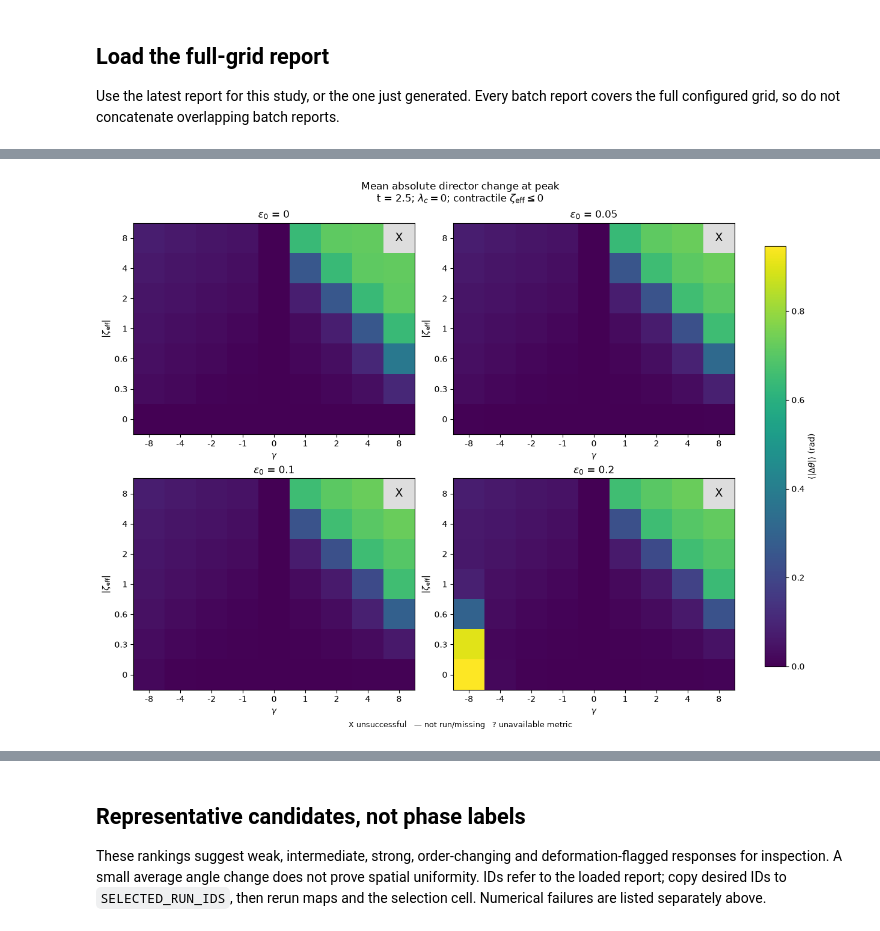
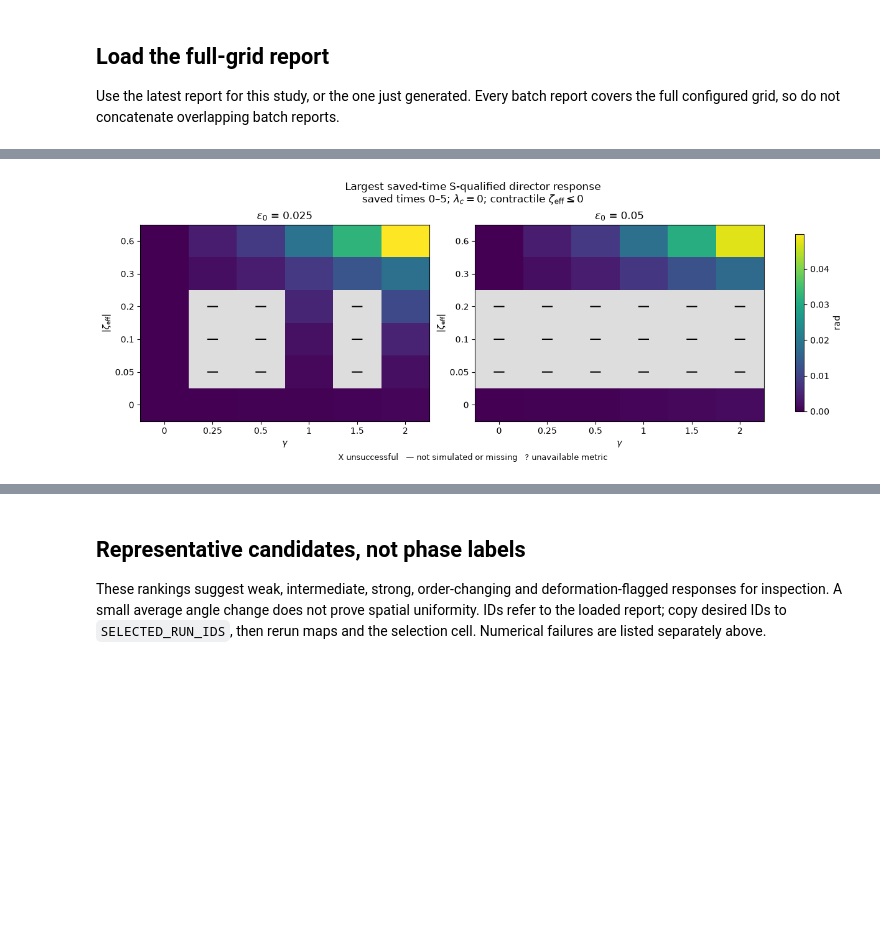
Before and after one commit to C-Giannios/FEniCS-Muscle_AOS, a Jupyter notebook: phase_diagram_strain_coupling.ipynb, the cells around one changed output, grey strips where cells are left out. Saved outputs shown, nothing was run; the diff lists cells and outputs as text; code cells hidden in the pictures; blank space fills up the shorter version.

Commit message:
Add strain-coupling visualization and phase diagram analysis

```diff
--- a/phase_diagram_strain_coupling.ipynb
+++ b/phase_diagram_strain_coupling.ipynb
@@ -493,13 +643,17 @@ if report is not None:
 Use the latest report for this study, or the one just generated. Every batch report covers the full configured grid, so do not concatenate overlapping batch reports.
 # %%
 def load_report():
-    global PARAMETERS, METRICS, FIXED_PARAMETERS, complete, FIXED_PARAMETER, fixed_values
+    global PARAMETERS, METRICS, FIXED_PARAMETERS, complete, FIXED_PARAMETER, fixed_values, LOADED_REPORTS, LOADED_STUDY_TAG
     reports = sorted(ANALYSIS_DIR.glob(f"{REPORT_PREFIX}_*.csv")) if CSV_FILES is None else [Path(p) for p in CSV_FILES]
     if not reports:
         print(f"No reports yet in {ANALYSIS_DIR}. Preview complete; plots will appear after running or analyzing the sweep.")
         return None
     if CSV_FILES is None:
         reports = reports[-1:]
+    LOADED_REPORTS = [path.resolve() for path in reports]
+    LOADED_STUDY_TAG = STUDY_TAG
+    if REFINED_STUDY is not None and any(not path.name.startswith(REPORT_PREFIX + "_") for path in reports):
+        raise ValueError("Selected report does not belong to the configured refined study")
     data = pd.concat([pd.read_csv(p).assign(source_csv=p.name) for p in reports], ignore_index=True)
     PARAMETERS = ["epsilon0", "gamma", "zeta_eff"]
     METRICS = ["mean_abs_dtheta", "max_abs_dtheta", "mean_abs_dS", "min_S", "max_S", "max_u", "max_vm"]
@@ -509,13 +663,17 @@ def load_report():
         raise ValueError(f"Missing CSV columns: {sorted(missing)}")
     if data.empty or not np.isfinite(data[PARAMETERS + FIXED_PARAMETERS + ["target_t"]].to_numpy(dtype=float)).all():
         raise ValueError("Empty report or invalid parameter values")
+    if REFINED_STUDY == "AC":
+        expected = {tuple(p[k] for k in PARAMETERS) for p in parameter_grid()}
+        if set(data[PARAMETERS].itertuples(index=False, name=None)) != expected:
+            raise ValueError("Load one combined AC report covering the original 36 and nine additions.")
     if data.duplicated(PARAMETERS).any():
         raise ValueError("Overlapping parameter combinations: select one report, or disjoint reports only.")
     for parameter in FIXED_PARAMETERS + ["target_t"]:
         if data[parameter].nunique(dropna=False) != 1:
             raise ValueError(f"Do not mix different {parameter} settings in these comparisons.")
     # Older pilot reports remain readable; absent new diagnostics are not invented.
-    for column in TIME_METRICS:
+    for column in TIME_METRICS + ADDED_METRICS:
         if column not in data:
             data[column] = np.nan
     if "review_flags" not in data:
@@ -570,7 +725,17 @@ Presentation mode defaults to `SHOW_SCREENING_FLAGS=False`; it only hides the re
 # %%
 def verify_presentation_cases(frame):
     records = []
-    for label, (run_id, epsilon0, gamma, zeta_eff) in PRESENTATION_CASES.items():
+    cases = dict(PRESENTATION_CASES)
+    if REFINED_STUDY is not None:
+        cases = {}
+        for label, (epsilon0, gamma, zeta_eff) in REFINED_ANNOTATIONS.items():
+            matches = frame.loc[np.isclose(frame.epsilon0, epsilon0, atol=1e-12, rtol=0) &
+                                np.isclose(frame.gamma, gamma, atol=1e-12, rtol=0) &
+                                np.isclose(frame.zeta_eff, zeta_eff, atol=1e-12, rtol=0)]
+            if len(matches) != 1:
+                raise ValueError(f"Annotation {label}: parameter tuple absent or duplicated")
+            cases[label] = (int(matches.iloc[0].run_id), epsilon0, gamma, zeta_eff)
+    for label, (run_id, epsilon0, gamma, zeta_eff) in cases.items():
         matches = frame.loc[frame["run_id"] == run_id]
         if len(matches) != 1:
             raise ValueError(f"Candidate {label}: ID {run_id} is not unique/present in this report. Disable MAKE_ANNOTATED_MAP for other grids.")
@@ -603,6 +768,22 @@ def plot_response_maps(annotated=False, metrics=None):
         "mean_abs_dS": ("Mean absolute order change at peak", r"$\langle |\Delta S|\rangle$"),
         "max_time_mean_abs_dtheta": ("Largest saved-time mean director change", r"$\max_t\langle |\Delta\theta|\rangle$ (rad)"),
     }
+    if True:  # Also expose new metrics as unavailable when an older report lacks them.
+        OBSERVABLES.update({
+            "masked_mean_abs_dtheta": ("Area-weighted director change, S-qualified cells", "rad, peak"),
+            "excluded_area_fraction": ("Low-order excluded reference area", "fraction, peak"),
+            "max_time_masked_mean_abs_dtheta": ("Largest saved-time S-qualified director response", "rad"),
+            "max_time_excluded_area_fraction": ("Largest excluded reference-area fraction", "fraction"),
+            "max_time_strain_p1": ("Maximum saved-P1 strain norm", "Frobenius norm"),
+            "max_time_grad_u_p1": ("Maximum saved-P1 displacement-gradient norm", "Frobenius norm"),
+            "min_time_det_F_p1": ("Minimum saved-P1 deformation determinant", "det(I + grad u)"),
+            "peak_strain_area_fraction": ("Reference area above strain threshold at peak", "fraction"),
+            "peak_gradient_area_fraction": ("Reference area above gradient threshold at peak", "fraction"),
+            "max_time_strain_area_fraction": ("Largest reference area above strain threshold", "fraction"),
+            "max_time_gradient_area_fraction": ("Largest reference area above gradient threshold", "fraction"),
+        })
+    if metrics is None and not PLOT_ALL_DIAGNOSTICS:
+        metrics = DEFAULT_PLOT_METRICS
     if metrics is not None:
         OBSERVABLES = {key: OBSERVABLES[key] for key in metrics}
     magnitude_y = ABS_ACTIVITY_AXIS and Y_PARAMETER == "zeta_eff"
@@ -622,7 +803,13 @@ def plot_response_maps(annotated=False, metrics=None):
     for metric, (title, color_label) in OBSERVABLES.items():
         values = data.loc[complete, metric].dropna().to_numpy()
         vmax = float(values.max()) if values.size else 0.0
-        norm = Normalize(vmin=0, vmax=vmax if vmax > 0 else 1.0)
+        if metric == "min_time_det_F_p1":
+            vmin = float(values.min()) if values.size else 0.0
+            norm = Normalize(vmin=vmin, vmax=vmax if vmax > vmin else vmin+1.0)
+        elif "area_fraction" in metric:
+            norm = Normalize(0, 1)
+        else:
+            norm = Normalize(vmin=0, vmax=vmax if vmax > 0 else 1.0)
         ncols = min(2, len(fixed_values))
         nrows = (len(fixed_values)+ncols-1)//ncols
         fig, axes = plt.subplots(nrows, ncols, figsize=(6*ncols, 4.6*nrows), squeeze=False, constrained_layout=True)
@@ -649,13 +836,13 @@ def plot_response_maps(annotated=False, metrics=None):
                             ax.text(ix+.32, iy+.27, "!", color="red", fontsize=10, fontweight="bold", zorder=4)
                     else:
                         annotations.append((ix, iy, "—" if row["status"] in ("missing", "not_run") else "X"))
-            im = ax.imshow(np.ma.masked_invalid(matrix), origin="lower", aspect="auto", cmap=cmap, norm=norm)
+            im = ax.imshow(np.ma.masked_invalid(matrix), origin="lower", aspect="auto", interpolation="nearest", cmap=cmap, norm=norm)
             ax.set_xticks(range(len(x_values)), [f"{v:g}" for v in x_values])
             ax.set_yticks(range(len(y_values)), [f"{abs(v) if magnitude_y else v:g}" for v in y_values])
             ax.set_xlabel(LABELS[X_PARAMETER])
             ax.set_ylabel(r"$|\zeta_{\mathrm{eff}}|$" if magnitude_y else LABELS[Y_PARAMETER])
             ax.set_title(f"{LABELS[FIXED_PARAMETER]} = {fixed_value:g}")
-            if annotated:
+            if annotated and metric == "max_time_masked_mean_abs_dtheta":
                 for _, chosen in verified_candidates.iterrows():
                     if not np.isclose(chosen[FIXED_PARAMETER], fixed_value, atol=1e-12, rtol=0):
                         continue
@@ -664,7 +851,7 @@ def plot_response_maps(annotated=False, metrics=None):
                     ax.text(ix-.28, iy+.28, chosen["label"], ha="center", va="center",
                             color="black", fontsize=9, fontweight="bold", zorder=6,
                             bbox=dict(boxstyle="round,pad=0.15", facecolor="white", edgecolor="black", linewidth=.7))
-            if SHOW_SCREENING_FLAGS and not annotated:
+            if SHOW_SELECTED_MARKERS and metric == "max_time_masked_mean_abs_dtheta" and not annotated:
                 selected = subset.loc[subset["run_id"].isin(SELECTED_RUN_IDS) & subset["status"].eq("complete")]
                 for _, chosen in selected.iterrows():
                     ix, iy = x_values.index(chosen[X_PARAMETER]), y_values.index(chosen[Y_PARAMETER])
@@ -672,50 +859,37 @@ def plot_response_maps(annotated=False, metrics=None):
                     ax.text(ix, iy, str(int(chosen["run_id"])), color="white", ha="center", va="center", fontsize=8)
             for ix, iy, symbol in annotations:
                 ax.text(ix, iy, symbol, ha="center", va="center", fontsize=14, color="black")
         for ax in list(axes.flat)[len(fixed_values):]:
             ax.set_visible(False)
-        time_label = (f"saved times 0–{data.iloc[0]['t_end']:g}" if metric == "max_time_mean_abs_dtheta"
+        time_label = (f"saved times 0–{data.iloc[0]['t_end']:g}" if metric.startswith(("max_time_", "min_time_"))
                       else f"t = {data.iloc[0]['target_t']:g}")
         convention = r"; contractile $\zeta_{\mathrm{eff}}\leq 0$" if magnitude_y and (data["zeta_eff"] <= 0).all() else ""
         fig.suptitle(f"{title}\n{time_label}; " + rf"$\lambda_c={data.iloc[0]['lambda_coupling']:g}$" + convention)
         fig.colorbar(im, ax=used_axes, label=color_label, shrink=0.9)
-        legend = "X unsuccessful   — not run/missing   ? unavailable metric"
+        legend = "X unsuccessful   — not simulated or missing   ? unavailable metric"
         if SHOW_SCREENING_FLAGS:
             legend += "   ! screening flag (not a phase label)"
         if annotated:
-            legend += "   A–H: see accompanying candidate table"
+            legend += "   labels: see accompanying candidate table"
         fig.supxlabel(legend, fontsize=9)
         if SAVE_FIGURES:
             y_tag = "abs_zeta_eff" if magnitude_y else Y_PARAMETER
             name = f"{metric}_{X_PARAMETER}_vs_{y_tag}_panels"
-            if annotated:
+            if annotated and metric == "max_time_masked_mean_abs_dtheta":
                 name += "_annotated"
-            fig.savefig(export_dir / (name + ".png"), dpi=200)
             fig.savefig(export_dir / (name + ".pdf"))
         plt.show()
         plt.close(fig)
     if SAVE_FIGURES:
         print(f"Figures saved in {export_dir}")
     if annotated and SAVE_FIGURES:
         verified_candidates.to_csv(export_dir / "verified_candidates.csv", index=False)
-        compact = verified_candidates[["label", "run_id", "epsilon0", "gamma", "zeta_eff", "status"]].copy()
-        for key in ("epsilon0", "gamma", "zeta_eff"):
-            compact[key] = compact[key].map(lambda value: f"{value:g}")
-        fig, ax = plt.subplots(figsize=(7.5, 3.4), layout="constrained")
-        ax.axis("off")
-        table = ax.table(cellText=compact.values, colLabels=["Label", "ID", r"$\varepsilon_0$", r"$\gamma$", r"$\zeta_{\mathrm{eff}}$", "Status"], loc="center", cellLoc="center")
-        table.auto_set_font_size(False); table.set_fontsize(11); table.scale(1, 1.5)
-        ax.set_title("Selected simulations A–H (parameter labels, not physical regimes)", fontsize=11)
-        fig.savefig(export_dir / "candidate_key.png", dpi=200)
-        fig.savefig(export_dir / "candidate_key.pdf")
-        plt.show(); plt.close(fig)
     return export_dir
 
 if data is not None:
-    # Both outputs share identical input data and normalization.
-    unannotated_export_dir = plot_response_maps()
     if MAKE_ANNOTATED_MAP:
         verified_candidates = verify_presentation_cases(data)
-        annotated_export_dir = plot_response_maps(annotated=True, metrics=["max_time_mean_abs_dtheta"])
+    # Exactly one set; optional badges appear only on its primary director map.
+    primary_export_dir = plot_response_maps(annotated=MAKE_ANNOTATED_MAP)
 # %% [output]
-[figure, old version]
+[figure, new version]
```
Also changed, not shown: parts of 13 cells of this notebook, 1 other file.
